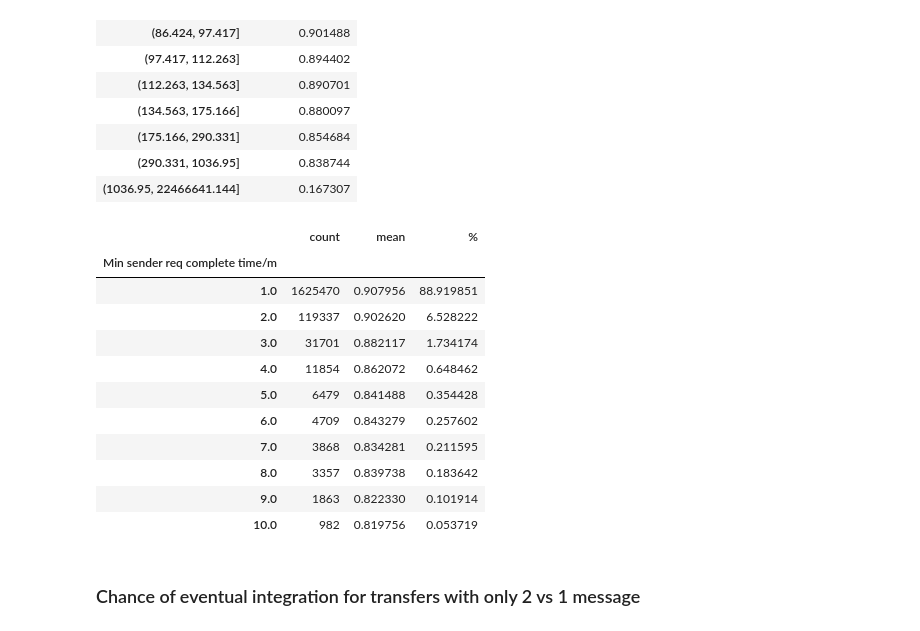
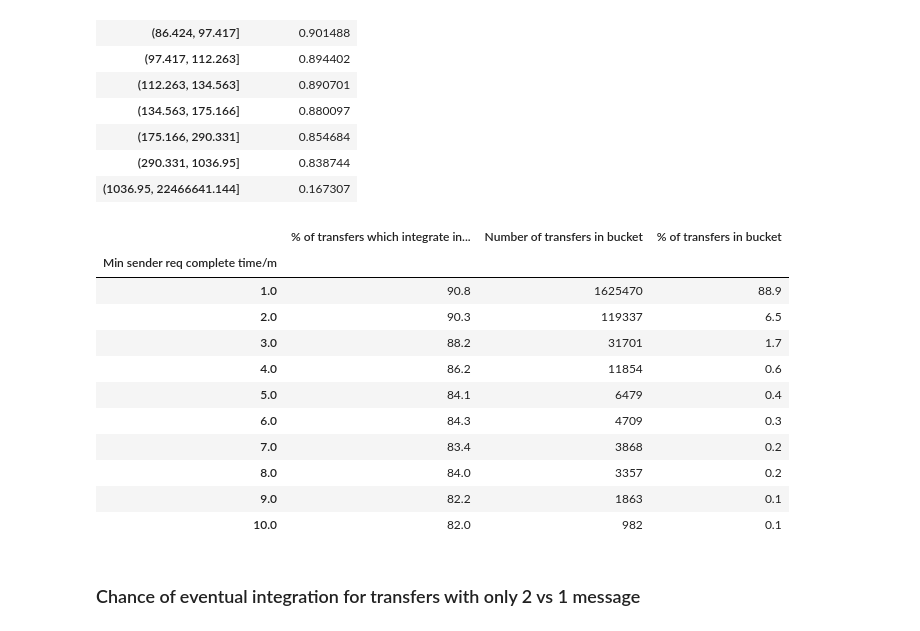
Before and after one commit to nhsconnect/prm-gp2gp-data-sandbox, a Jupyter notebook: notebooks/41-PRMT-2124-reclassify-missing-request-completed.ipynb, the cells around one changed output. Drawn from its saved outputs; the diff is of its cells as text; code cells hidden in the pictures.

```diff
--- a/notebooks/41-PRMT-2124-reclassify-missing-request-completed.ipynb
+++ b/notebooks/41-PRMT-2124-reclassify-missing-request-completed.ipynb
@@ -242,7 +242,7 @@ min            0.00
 max         6240.73
 Name: Min sender req complete time/s, dtype: float64
 # %%
-slow_transfer_threshold_in_days= 14
+slow_transfer_threshold_in_days= 8
 slow_transfer_in_seconds=24*60*60*slow_transfer_threshold_in_days
 transfers_with_time_messages['slow transfer']=(transfers_with_time_messages["Min sender req complete time/s"].fillna(0) >= slow_transfer_in_seconds)
 
@@ -377,23 +377,24 @@ transfers_with_time_messages.groupby('Transfer Time Decile').agg({'Integrated in
 # %%
 transfers_with_time_messages["Min sender req complete time/m"]=transfers_with_time_messages["Min sender req complete time/s"].astype(float)/60
 transfers_minute_effect=transfers_with_time_messages.copy()
 transfers_minute_effect["Min sender req complete time/m"]=np.ceil(transfers_minute_effect["Min sender req complete time/m"])
-transfers_minute_effect=transfers_minute_effect.groupby("Min sender req complete time/m").agg({'Integrated in Time':['count','mean']})['Integrated in Time']
-transfers_minute_effect['%']=100*transfers_minute_effect['count']/transfers_minute_effect['count'].sum()
-transfers_minute_effect.head(10)
+transfers_minute_effect=transfers_minute_effect.groupby("Min sender req complete time/m").agg({'Integrated in Time':['mean','count']})['Integrated in Time']
+transfers_minute_effect['%']=(100*transfers_minute_effect['count']/transfers_minute_effect['count'].sum()).round(1)
+transfers_minute_effect['mean']=transfers_minute_effect['mean'].multiply(100).round(1)
+transfers_minute_effect.head(10).rename({'mean':'% of transfers which integrate in time','count':'Number of transfers in bucket','%':'% of transfers in bucket'},axis=1)
 # %% [output]
-|  | count | mean | % |
+|  | % of transfers which integrate in... | Number of transfers in bucket | % of transfers in bucket |
 | Min sender req complete time/m |  |  |  |
-| 1.0 | 1625470 | 0.907956 | 88.919851 |
-| 2.0 | 119337 | 0.902620 | 6.528222 |
-| 3.0 | 31701 | 0.882117 | 1.734174 |
-| 4.0 | 11854 | 0.862072 | 0.648462 |
-| 5.0 | 6479 | 0.841488 | 0.354428 |
-| 6.0 | 4709 | 0.843279 | 0.257602 |
-| 7.0 | 3868 | 0.834281 | 0.211595 |
-| 8.0 | 3357 | 0.839738 | 0.183642 |
-| 9.0 | 1863 | 0.822330 | 0.101914 |
-| 10.0 | 982 | 0.819756 | 0.053719 |
+| 1.0 | 90.8 | 1625470 | 88.9 |
+| 2.0 | 90.3 | 119337 | 6.5 |
+| 3.0 | 88.2 | 31701 | 1.7 |
+| 4.0 | 86.2 | 11854 | 0.6 |
+| 5.0 | 84.1 | 6479 | 0.4 |
+| 6.0 | 84.3 | 4709 | 0.3 |
+| 7.0 | 83.4 | 3868 | 0.2 |
+| 8.0 | 84.0 | 3357 | 0.2 |
+| 9.0 | 82.2 | 1863 | 0.1 |
+| 10.0 | 82.0 | 982 | 0.1 |
 # %% [markdown]
 ### Chance of eventual integration for transfers with only 2 vs 1 message
 # %%
```
Also changed, not shown: parts of 8 cells of this notebook.
